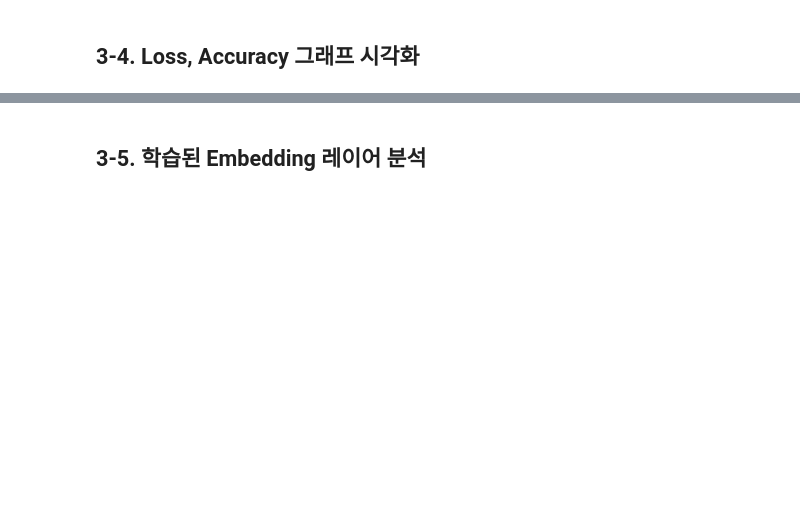
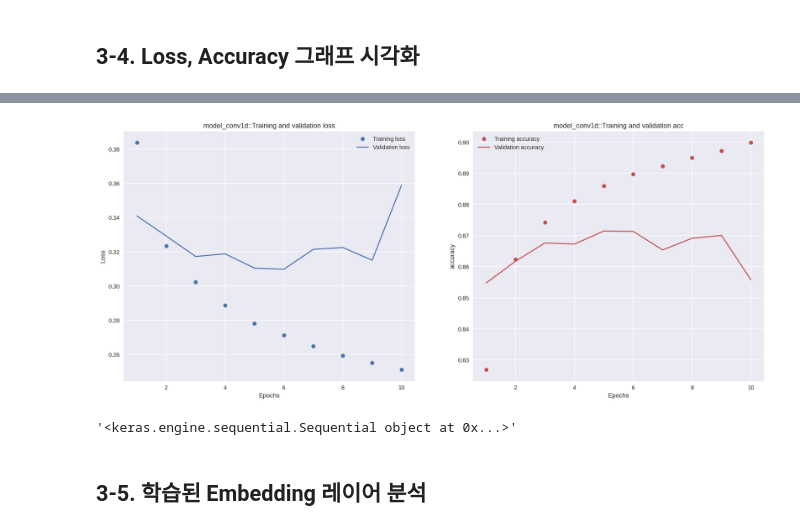
Before and after one commit to saerannn/ML-DL-Project, a Jupyter notebook: Project_09_Building_Sentiment_Classification_Model/[E09]Building_Sentiment_Classification_Model:Naver_Movie_Review_Sentiment_Analysis.ipynb, the cells around one changed output, grey strips where cells are left out. Drawn from its saved outputs; the diff is of its cells as text; code cells hidden in the pictures; blank space fills up the shorter version.

```diff
--- a/Project_09_Building_Sentiment_Classification_Model/[E09]Building_Sentiment_Classification_Model:Naver_Movie_Review_Sentiment_Analysis.ipynb
+++ b/Project_09_Building_Sentiment_Classification_Model/[E09]Building_Sentiment_Classification_Model:Naver_Movie_Review_Sentiment_Analysis.ipynb
@@ -361,3 +493,48 @@ print(history_dict.keys()) # epoch에 따른 그래프를 그려볼 수 있는
+# %%
+
+#################### gru 모델 Training and validation loss #######################
+
+
+
+model_conv1d_acc = model_conv1d_history_dict['acc']
+model_conv1d_val_acc = model_conv1d_history_dict['val_acc']
+model_conv1d_loss = model_conv1d_history_dict['loss']
+model_conv1d_val_loss = model_conv1d_history_dict['val_loss']
+
+model_conv1d_epochs = range(1, len(model_conv1d_acc) + 1)
+
+
+
+plt.figure(figsize=(20, 8))
+
+
+plt.subplot(1, 2, 1)
+# "bo"는 "파란색 점"입니다
+plt.plot(model_conv1d_epochs, model_conv1d_loss, 'bo', label='Training loss')
+# b는 "파란 실선"입니다
+plt.plot(model_conv1d_epochs, model_conv1d_val_loss, 'b', label='Validation loss')
+plt.title('model_conv1d::Training and validation loss')
+plt.xlabel('Epochs')
+plt.ylabel('Loss')
+plt.legend()
+
+plt.subplot(1, 2, 2)
+plt.plot(model_conv1d_epochs, model_conv1d_acc, 'ro', label='Training accuracy')
+# b는 "파란 실선"입니다
+plt.plot(model_conv1d_epochs, model_conv1d_val_acc, 'r', label='Validation accuracy')
+plt.title('model_conv1d::Training and validation acc')
+plt.xlabel('Epochs')
+plt.ylabel('accuracy')
+plt.legend()
+
+plt.show()
+# %% [output]
+[figure, added]
+# %%
+model_name = f'{lstm_model}'
+model_name
+# %% [output]
+'<keras.engine.sequential.Sequential object at 0x...>'
 # %% [markdown]
 ## **3-5. 학습된 Embedding 레이어 분석**
 # %%
```
Also changed, not shown: parts of 31 cells of this notebook.
